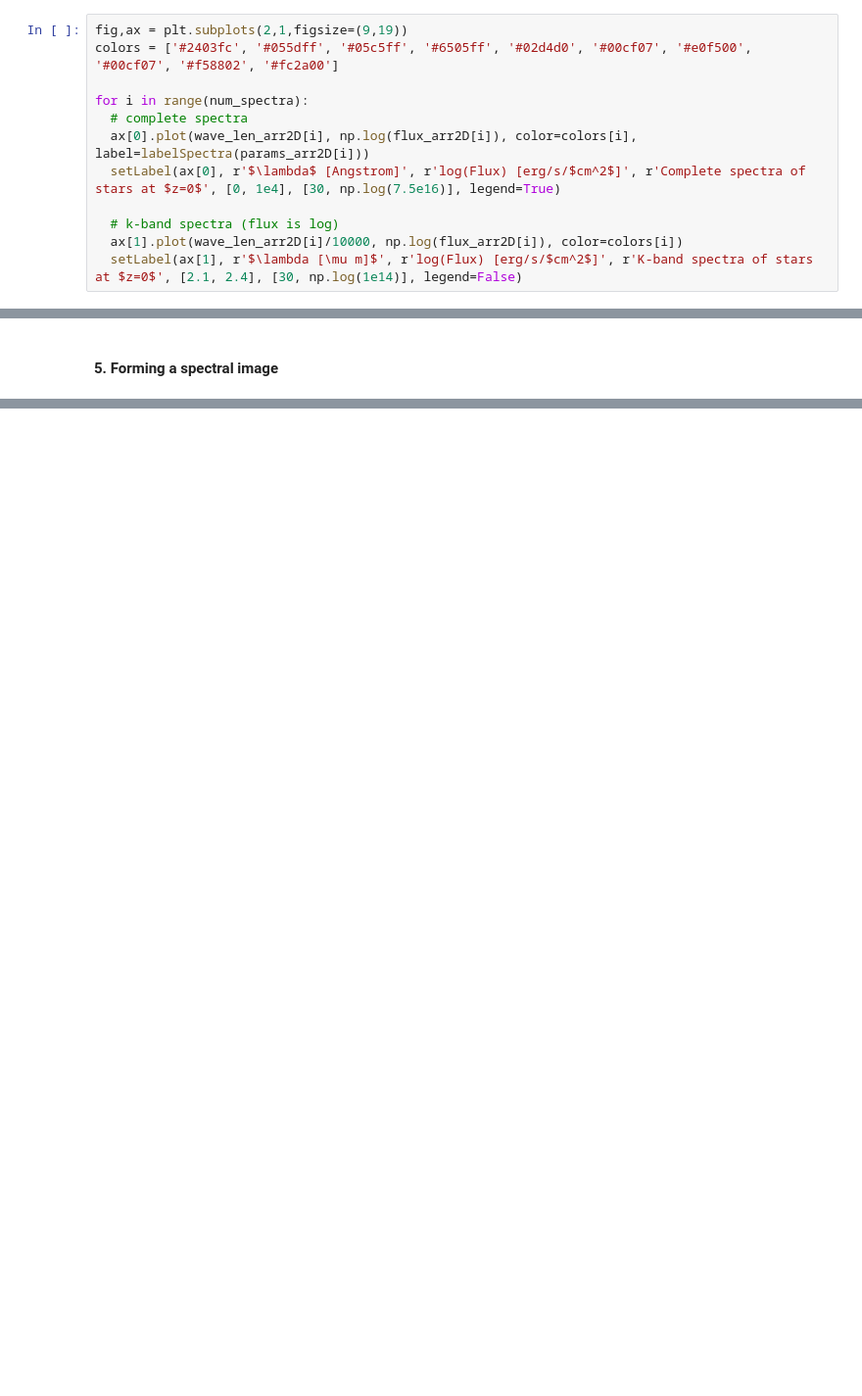
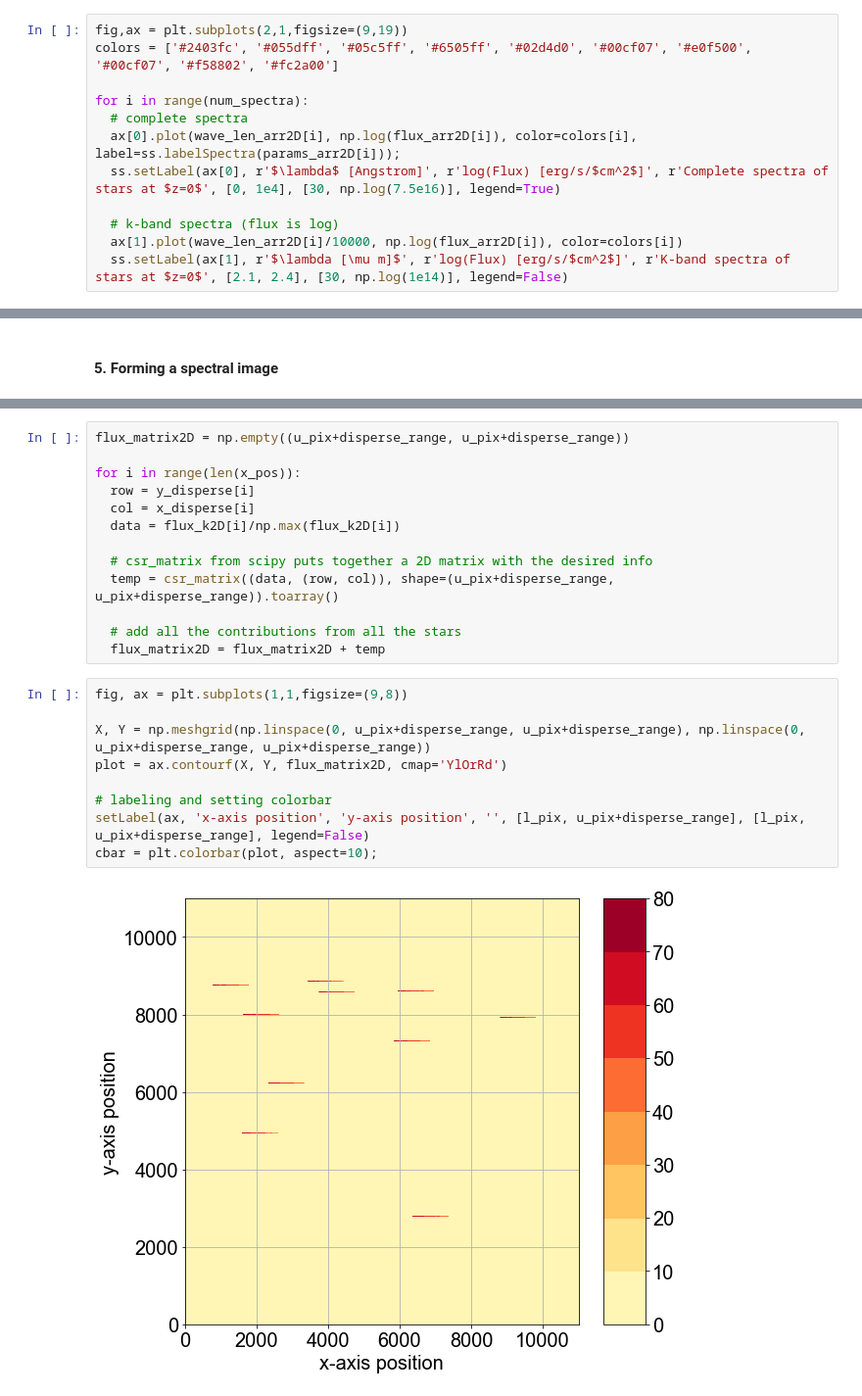
Before and after one commit to SoumyaShreeram/Slitless_spectroscopy, a Jupyter notebook: 01_Simulating_Spectra.ipynb, the cells around one changed output, grey strips where cells are left out. Shown: that part at 98% size. Cells and saved outputs as stored; diff of their text form; blank space fills up the shorter version.

```diff
--- a/01_Simulating_Spectra.ipynb
+++ b/01_Simulating_Spectra.ipynb
@@ -190,12 +116,12 @@ colors = ['#2403fc', '#055dff', '#05c5ff', '#6505ff', '#02d4d0', '#00cf07', '#e0
 
 for i in range(num_spectra):
   # complete spectra
-  ax[0].plot(wave_len_arr2D[i], np.log(flux_arr2D[i]), color=colors[i], label=labelSpectra(params_arr2D[i]))
-  setLabel(ax[0], r'$\lambda$ [Angstrom]', r'log(Flux) [erg/s/$cm^2$]', r'Complete spectra of stars at $z=0$', [0, 1e4], [30, np.log(7.5e16)], legend=True)
+  ax[0].plot(wave_len_arr2D[i], np.log(flux_arr2D[i]), color=colors[i], label=ss.labelSpectra(params_arr2D[i]));
+  ss.setLabel(ax[0], r'$\lambda$ [Angstrom]', r'log(Flux) [erg/s/$cm^2$]', r'Complete spectra of stars at $z=0$', [0, 1e4], [30, np.log(7.5e16)], legend=True)
 
   # k-band spectra (flux is log)
   ax[1].plot(wave_len_arr2D[i]/10000, np.log(flux_arr2D[i]), color=colors[i])
-  setLabel(ax[1], r'$\lambda [\mu m]$', r'log(Flux) [erg/s/$cm^2$]', r'K-band spectra of stars at $z=0$', [2.1, 2.4], [30, np.log(1e14)], legend=False)
+  ss.setLabel(ax[1], r'$\lambda [\mu m]$', r'log(Flux) [erg/s/$cm^2$]', r'K-band spectra of stars at $z=0$', [2.1, 2.4], [30, np.log(1e14)], legend=False)
 # %% [output]
 12000
 11800
@@ -285,0 +161,24 @@ plt.show()
+# %%
+flux_matrix2D = np.empty((u_pix+disperse_range, u_pix+disperse_range))
+
+for i in range(len(x_pos)):
+  row = y_disperse[i]
+  col = x_disperse[i]
+  data = flux_k2D[i]/np.max(flux_k2D[i])
+
+  # csr_matrix from scipy puts together a 2D matrix with the desired info
+  temp = csr_matrix((data, (row, col)), shape=(u_pix+disperse_range, u_pix+disperse_range)).toarray()
+
+  # add all the contributions from all the stars
+  flux_matrix2D = flux_matrix2D + temp
+# %%
+fig, ax = plt.subplots(1,1,figsize=(9,8))
+
+X, Y = np.meshgrid(np.linspace(0, u_pix+disperse_range, u_pix+disperse_range), np.linspace(0, u_pix+disperse_range, u_pix+disperse_range))
+plot = ax.contourf(X, Y, flux_matrix2D, cmap='YlOrRd')
+
+# labeling and setting colorbar
+setLabel(ax, 'x-axis position', 'y-axis position', '', [l_pix, u_pix+disperse_range], [l_pix, u_pix+disperse_range], legend=False)
+cbar = plt.colorbar(plot, aspect=10);
+# %% [output]
+[figure, added]
```
Also changed, not shown: parts of 15 cells of this notebook, 1 other file.
